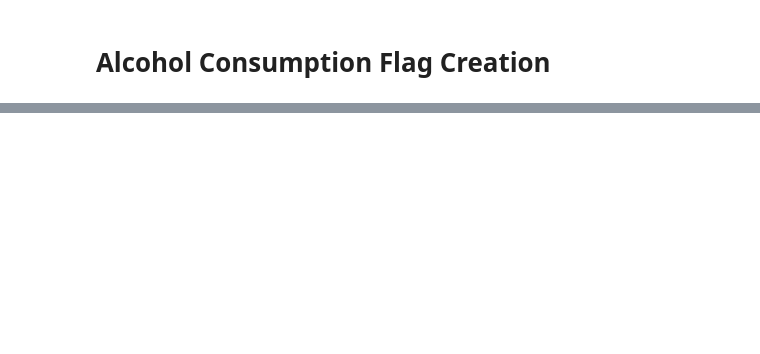
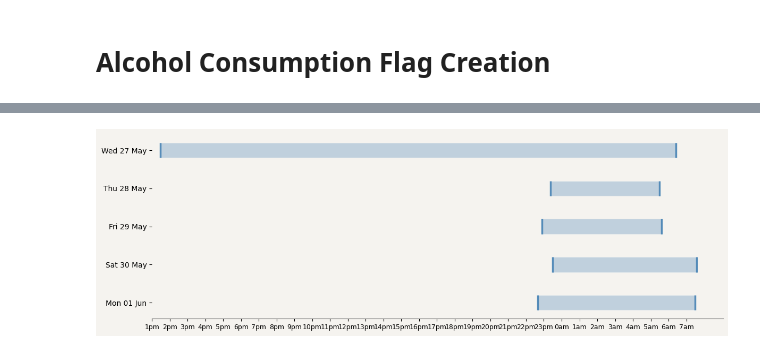
Before and after one commit to JordanPickles/whoop-recovery-predictor, a Jupyter notebook: notebooks/02_feature_engineering.ipynb, the cells around one changed output, grey strips where cells are left out. Drawn from its saved outputs; the diff is of its cells as text; code cells hidden in the pictures; blank space fills up the shorter version.

Commit message:
feat(feat eng): Adds the calculation of a sleep consistency score feature for a future day

```diff
--- a/notebooks/02_feature_engineering.ipynb
+++ b/notebooks/02_feature_engineering.ipynb
@@ -368,9 +370,9 @@ df_features.describe().T
 # %% [markdown]
 # Alcohol Consumption Flag Creation
 # %%
-hrv_median = df_wrangled['hrv_rmssd_milli'].median() # median is more robust to the outliers we know are present
+hrv_median = df_features['hrv_rmssd_milli'].median() # median is more robust to the outliers we know are present
 low_hrv_threshold = hrv_median * 0.67 # more conservative requiring the larger decrease based on the study of 33% decrease
 
 print(low_hrv_threshold)
 
-df_wrangled['alcohol_consumed_flag'] = ((df_wrangled['recovery_score'] < 34) & (df_wrangled['hrv_rmssd_milli'] < low_hrv_threshold)).astype(int)
+df_features['alcohol_consumed_flag'] = ((df_features['recovery_score'] < 34) & (df_features['hrv_rmssd_milli'] < low_hrv_threshold)).astype(int)
@@ -376,0 +438,60 @@ df_wrangled['alcohol_consumed_flag'] = ((df_wrangled['recovery_score'] < 34) & (
+# %%
+df_sleep_consistency_window_filter = df_sleep_consistency_window_filter.sort_values(by='date', ascending=False)
+
+fig, ax = plt.subplots(figsize=(12, 4))
+fig.patch.set_facecolor('#f5f3ef')
+ax.set_facecolor('#f5f3ef')
+
+# Draw sleep band
+ax.barh(
+    y=pd.to_datetime(df_sleep_consistency_window_filter['date']).dt.strftime('%a %d %b'),
+    width=df_sleep_consistency_window_filter['sleep_end_decimal'] - df_sleep_consistency_window_filter['sleep_start_decimal'],
+    left=df_sleep_consistency_window_filter['sleep_start_decimal'],
+    height=0.4,
+    color='steelblue',
+    alpha=0.3,
+    edgecolor='white'
+)
+
+y_positions = range(len(df_sleep_consistency_window_filter))
+# Start lines
+ax.vlines(
+    x=df_sleep_consistency_window_filter['sleep_start_decimal'],
+    ymin=[y - 0.2 for y in y_positions],
+    ymax=[y + 0.2 for y in y_positions],
+    color='steelblue',
+    linewidth=2.5,
+    alpha=0.9
+)
+
+# End lines
+ax.vlines(
+    x=df_sleep_consistency_window_filter['sleep_end_decimal'],
+    ymin=[y - 0.2 for y in y_positions],
+    ymax=[y + 0.2 for y in y_positions],
+    color='steelblue',
+    linewidth=2.5,
+    alpha=0.9
+)
+# X axis — readable times
+hour_ticks = list(range(int(min(df_sleep_consistency_window_filter['sleep_start_decimal'])), int(max(df_sleep_consistency_window_filter['sleep_end_decimal']) + 1)))
+hour_labels = [
+    f"{h if h < 24 else h - 24}{'am' if h >= 24 else 'pm'}"
+    for h in hour_ticks
+]
+ax.set_xticks(hour_ticks)
+ax.set_xticklabels(hour_labels, fontsize=9)
+ax.set_yticks(pd.to_datetime(df_sleep_consistency_window_filter['date']).dt.strftime('%a %d %b'))
+
+# Formatting
+ax.spines['top'].set_visible(False)
+ax.spines['right'].set_visible(False)
+ax.spines['left'].set_visible(False)
+ax.spines['bottom'].set_color('grey')
+
+
+
+plt.tight_layout()
+plt.show()
+# %% [output]
+[figure, added]
```
Also changed, not shown: parts of 11 cells of this notebook, 1 other file.
